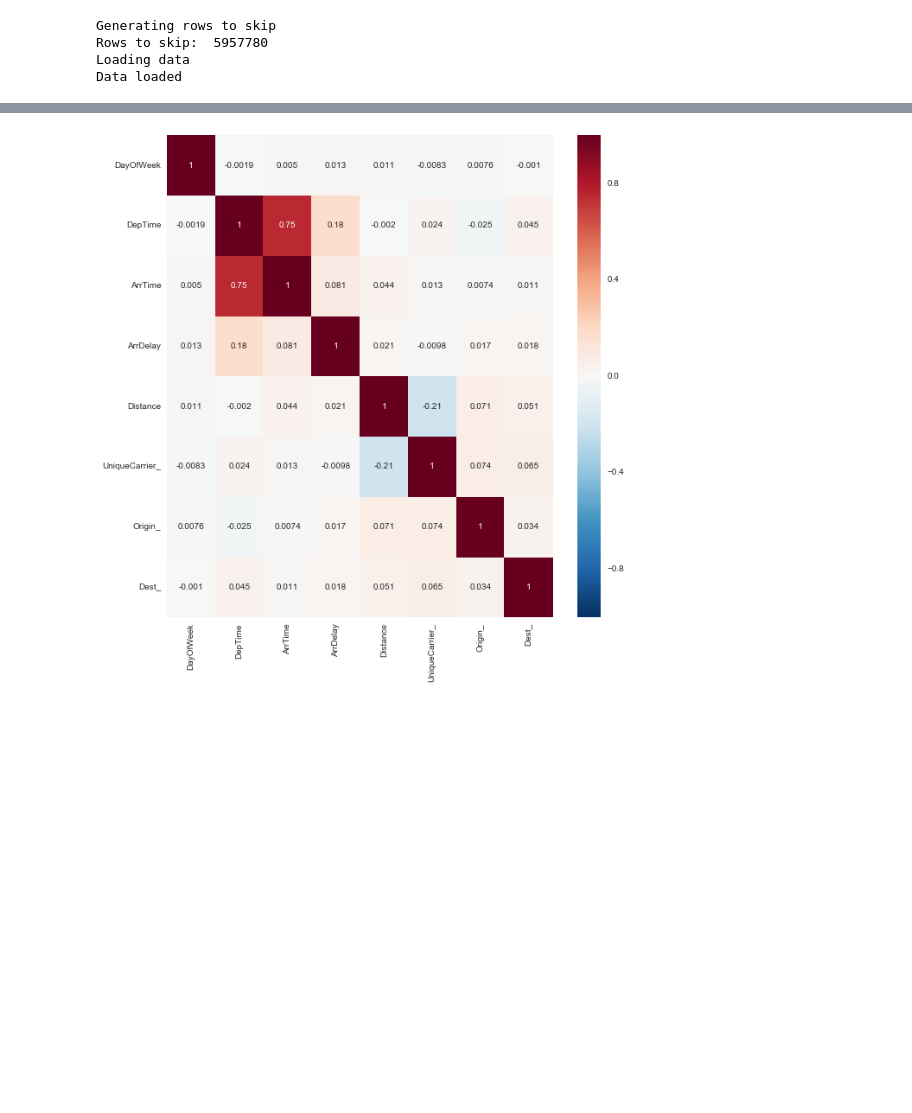
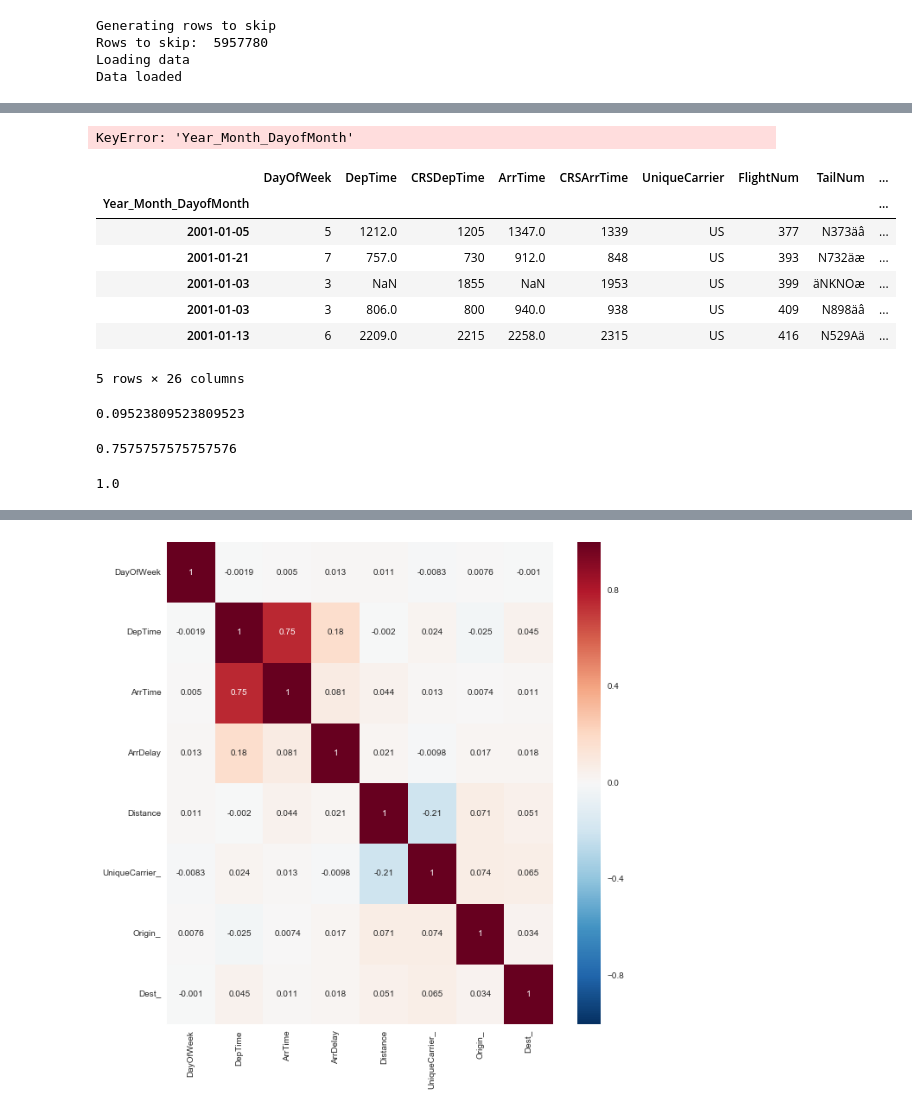
Before and after one commit to DJCordhose/big-data-visualization, a Jupyter notebook: code/notebooks/Data-Viz.ipynb, the cells around one changed output, grey strips where cells are left out. Drawn from its saved outputs; the diff is of its cells as text; code cells hidden in the pictures; blank space fills up the shorter version.

```diff
--- a/code/notebooks/Data-Viz.ipynb
+++ b/code/notebooks/Data-Viz.ipynb
@@ -25,0 +54,27 @@ Data loaded
+# %%
+df.index = pd.to_datetime(df.pop('Year_Month_DayofMonth'))
+# %% [output]
+KeyError: 'Year_Month_DayofMonth'
+# %%
+df.head()
+# %% [output]
+|  | DayOfWeek | DepTime | CRSDepTime | ArrTime | CRSArrTime | UniqueCarrier | FlightNum | TailNum | ... |
+| Year_Month_DayofMonth |  |  |  |  |  |  |  |  | ... |
+| 2001-01-05 | 5 | 1212.0 | 1205 | 1347.0 | 1339 | US | 377 | N373äâ | ... |
+| 2001-01-21 | 7 | 757.0 | 730 | 912.0 | 848 | US | 393 | N732äæ | ... |
+| 2001-01-03 | 3 | NaN | 1855 | NaN | 1953 | US | 399 | äNKNOæ | ... |
+| 2001-01-03 | 3 | 806.0 | 800 | 940.0 | 938 | US | 409 | N898äâ | ... |
+| 2001-01-13 | 6 | 2209.0 | 2215 | 2258.0 | 2315 | US | 416 | N529Aä | ... |
+5 rows × 26 columns
+# %%
+df.Cancelled['2001-09-10'].mean()
+# %% [output]
+0.09523809523809523
+# %%
+df.Cancelled['2001-09-11'].mean()
+# %% [output]
+0.7575757575757576
+# %%
+df.Cancelled['2001-09-12'].mean()
+# %% [output]
+1.0
```
Also changed, not shown: parts of 7 cells of this notebook, 4 other files.
